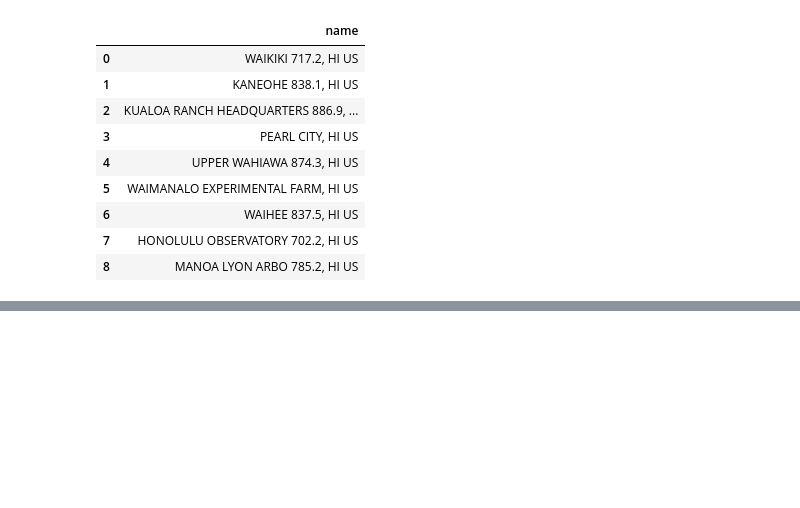
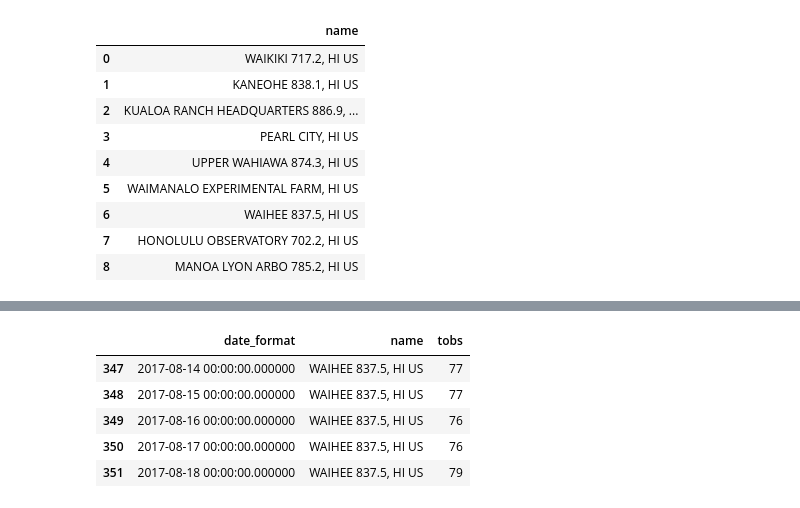
Before and after one commit to gaguinaldo/uscdatabootcamp, a Jupyter notebook: hw-9/climate_analysis.ipynb, the cells around one changed output, grey strips where cells are left out. Drawn from its saved outputs; the diff is of its cells as text; code cells hidden in the pictures; blank space fills up the shorter version.

```diff
--- a/hw-9/climate_analysis.ipynb
+++ b/hw-9/climate_analysis.ipynb
@@ -181,0 +224,9 @@ df_station_name
+# %%
+temp_df.tail()
+# %% [output]
+|  | date_format | name | tobs |
+| 347 | 2017-08-14 00:00:00.000000 | WAIHEE 837.5, HI US | 77 |
+| 348 | 2017-08-15 00:00:00.000000 | WAIHEE 837.5, HI US | 77 |
+| 349 | 2017-08-16 00:00:00.000000 | WAIHEE 837.5, HI US | 76 |
+| 350 | 2017-08-17 00:00:00.000000 | WAIHEE 837.5, HI US | 76 |
+| 351 | 2017-08-18 00:00:00.000000 | WAIHEE 837.5, HI US | 79 |
```
Also changed, not shown: parts of 12 cells of this notebook.
